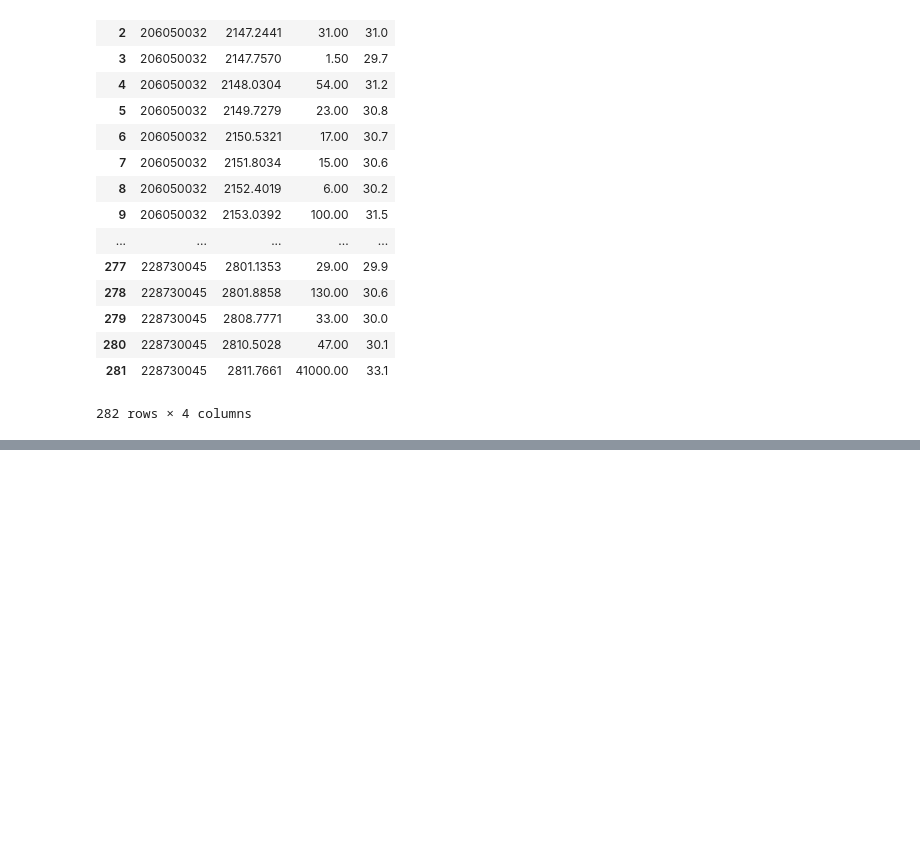
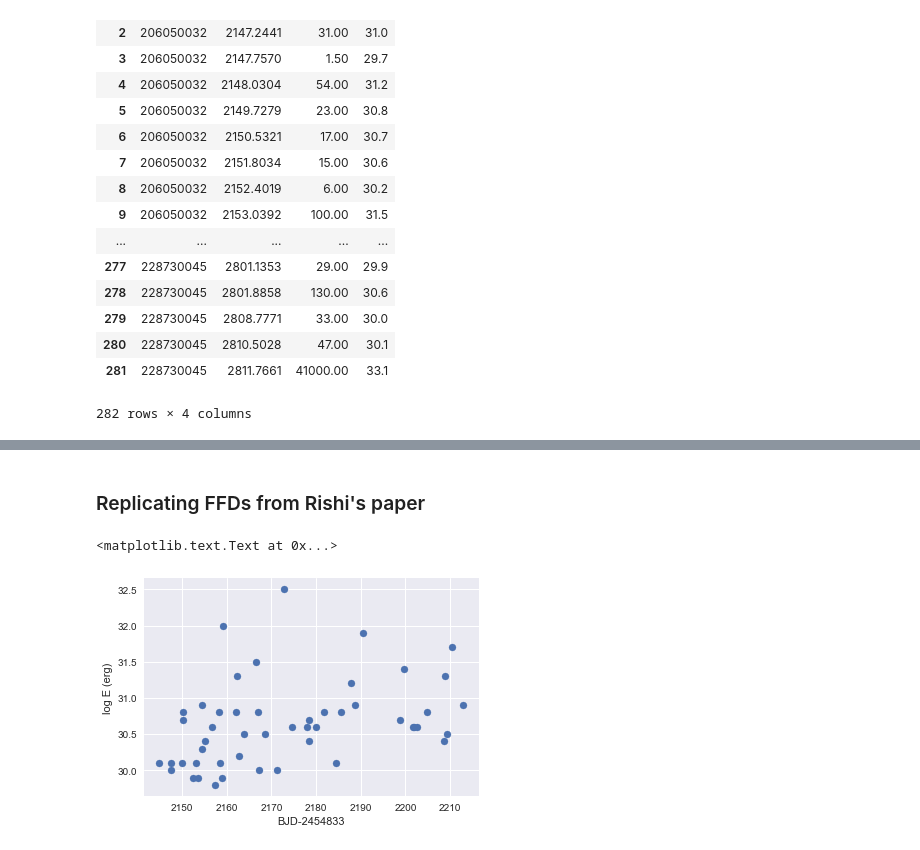
Before and after one commit to RileyWClarke/BiancoGroup, a Jupyter notebook: BiancoSummer2019.ipynb, the cells around one changed output, grey strips where cells are left out. Drawn from its saved outputs; the diff is of its cells as text; code cells hidden in the pictures; blank space fills up the shorter version.

```diff
--- a/BiancoSummer2019.ipynb
+++ b/BiancoSummer2019.ipynb
@@ -382,0 +459,13 @@ EPIC 228730045:  Ks_2sampResult(statistic=0.0, pvalue=1.0)
+# %% [markdown]
+### Replicating FFDs from Rishi's paper
+# %%
+tar1 = np.where(data['EPIC'] == 206135809)[0]
+tar1_t = data['Ptime'][tar1]
+tar1_E = data['logE'][tar1]
+
+plt.scatter(tar1_t,tar1_E)
+plt.xlabel('BJD-2454833')
+plt.ylabel('log E (erg)')
+# %% [output]
+<matplotlib.text.Text at 0x...>
+[figure, added]
```
Also changed, not shown: parts of 21 cells of this notebook, 6 other files.
